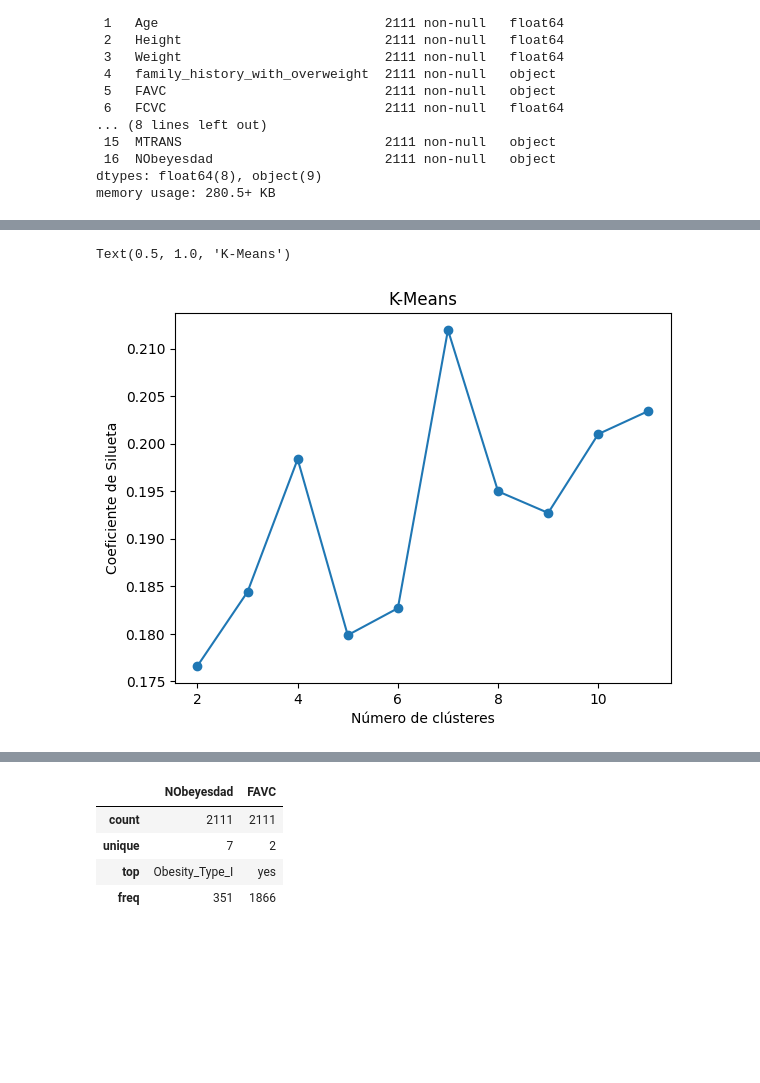
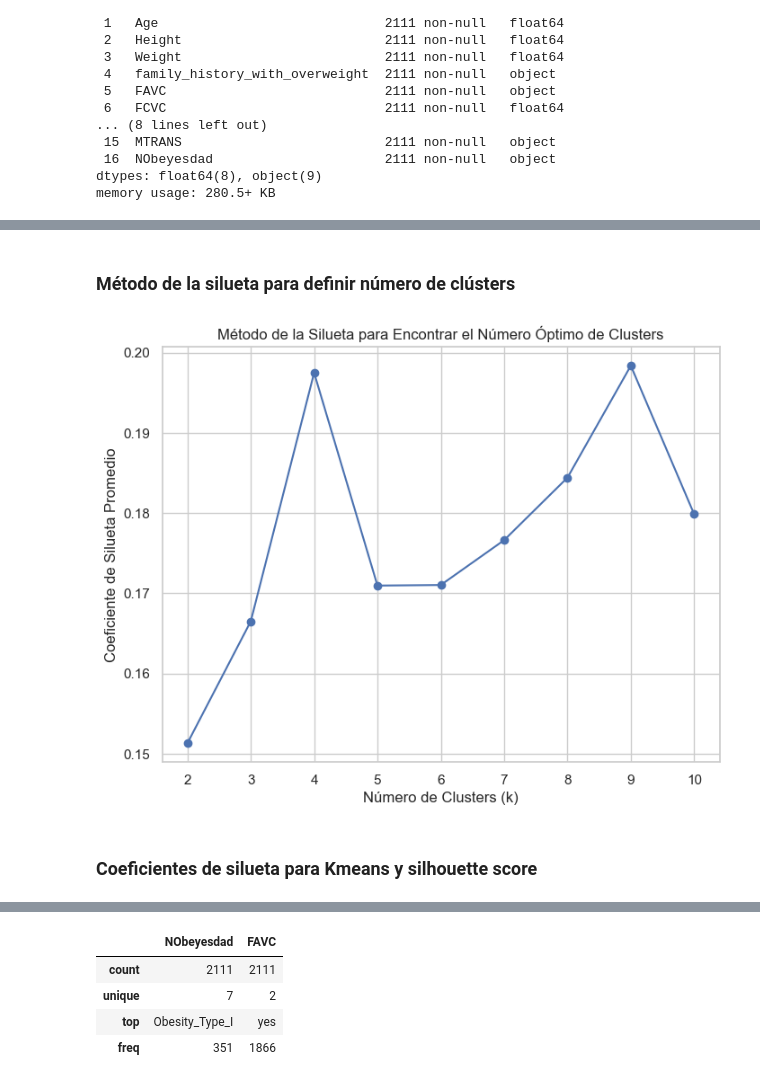
Before and after one commit to ccjaviers777/actividad_3_ml, a Jupyter notebook: Cuadernos/evaluacion_datos_sobre_obesidad.ipynb, the cells around one changed output, grey strips where cells are left out. Saved outputs shown, nothing was run; the diff lists cells and outputs as text; code cells hidden in the pictures; blank space fills up the shorter version.

Commit message:
Graficas y analisis estadistico por cluster

```diff
--- a/Cuadernos/evaluacion_datos_sobre_obesidad.ipynb
+++ b/Cuadernos/evaluacion_datos_sobre_obesidad.ipynb
@@ -266,0 +647,18 @@ plt.show()
+# %%
+
+# Usamos el método del codo para encontrar el número óptimo de clusters
+inertia = []
+k_values = range(1, 11) # Probaremos de 1 a 10 clusters
+
+for k in k_values:
+    kmeans = KMeans(n_clusters=k, random_state=42)
+    kmeans.fit(variables_cuantitativas_scaled)
+    inertia.append(kmeans.inertia_)
+
+# Graficamos el método del codo
+plt.figure(figsize=(8, 6))
+plt.plot(k_values, inertia, marker='o')
+plt.xlabel('Número de Clusters (k)')
+plt.ylabel('Inercia')
+plt.title('Método del Codo para encontrar el número óptimo de clusters')
+plt.show()
@@ -267,15 +667,26 @@ plt.show()
+# %% [markdown]
+### **Método de la silueta para definir número de clústers**
 # %%
-kmeans_silhouette = []
-for k in range(10):
-    kmeans = KMeans(n_clusters=k+7, random_state=42)
-    labels_kmeans = kmeans.fit_predict(variables_cuantitativas_scaled)
-    silhouette_kmeans = silhouette_score(variables_cuantitativas_scaled, labels_kmeans)
-    kmeans_silhouette.append(silhouette_kmeans)
+# Rango de valores de k a probar
+range_n_clusters = range(2, 11)
+silhouette_avg = []
 
-plt.plot(range(2, 12), kmeans_silhouette, marker='o')
-plt.xlabel('Número de clústeres')
-plt.ylabel('Coeficiente de Silueta')
-plt.title('K-Means')
+# Iterar sobre diferentes valores de k
+for n_clusters in range_n_clusters:
+    kmeans = KMeans(n_clusters=n_clusters, random_state=42)
+    cluster_labels = kmeans.fit_predict(variables_cuantitativas_scaled)  # X_scaled es el conjunto de datos escalado
+
+    # Calcular la puntuación de silueta media para el valor de k
+    silhouette_avg.append(silhouette_score(variables_cuantitativas_scaled, cluster_labels))
+
+# Visualizar los resultados
+plt.figure(figsize=(8, 6))
+plt.plot(range_n_clusters, silhouette_avg, marker='o')
+plt.title("Método de la Silueta para Encontrar el Número Óptimo de Clusters")
+plt.xlabel("Número de Clusters (k)")
+plt.ylabel("Coeficiente de Silueta Promedio")
+plt.show()
 # %% [output]
-Text(0.5, 1.0, 'K-Means')
-[figure, old version]
+[figure, new version]
+# %% [markdown]
+### **Coeficientes de silueta para Kmeans y silhouette score**
```
Also changed, not shown: parts of 84 cells of this notebook.
